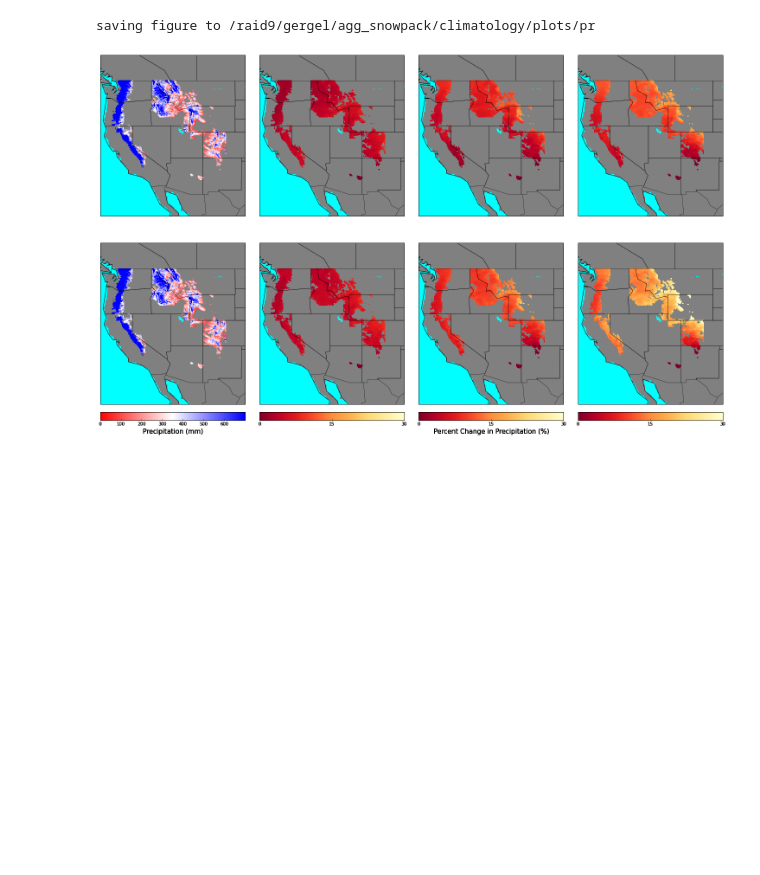
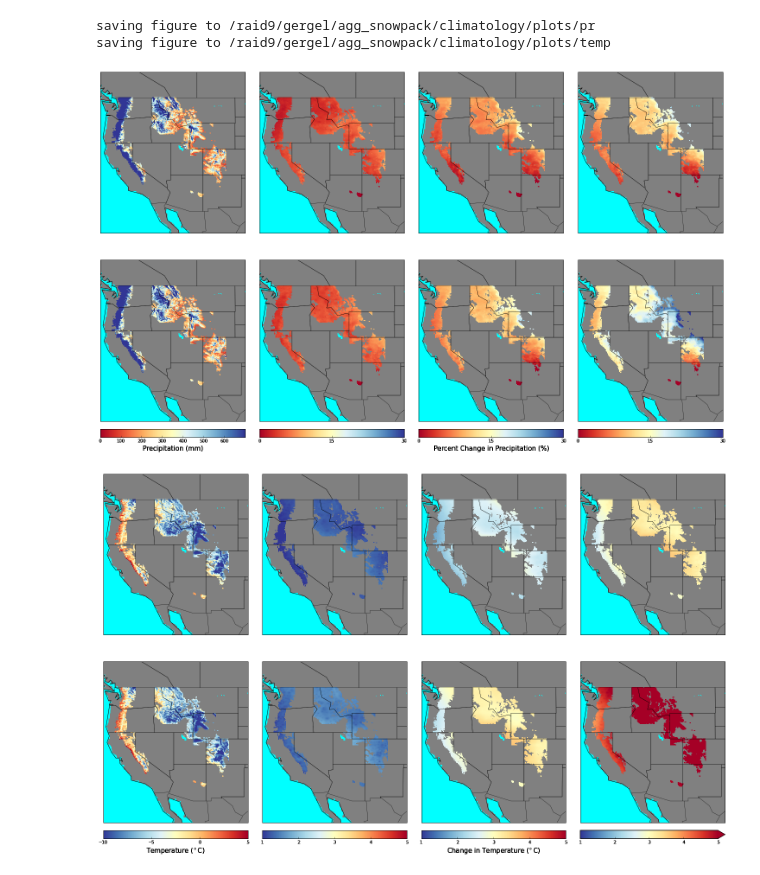
Before and after one commit to XUEYANZHANG9/IS_snowfire, a Jupyter notebook: plot_climatology.ipynb, the cells around one changed output. Drawn from its saved outputs; the diff is of its cells as text; code cells hidden in the pictures; blank space fills up the shorter version.

```diff
--- a/plot_climatology.ipynb
+++ b/plot_climatology.ipynb
@@ -9,8 +9,8 @@ import math
 ## each figure: 1970-1999, 2010-2039, 2040-2069,2070-2099 (2 x 4, with first halfway between rows 1 and 2)
 ## fileformat: pr_ensavg_rcp85_whites_2040-2069.nc
 
-# variables = ["pr","temp"]
-variables = ["pr"]
+variables = ["pr","temp"]
+# variables = ["pr"]
 chunks = ["1970-1999","2010-2039","2040-2069","2070-2099","1970-1999","2010-2039","2040-2069","2070-2099"]
 scenarios = ["historical","rcp45","rcp45","rcp45","historical","rcp85","rcp85","rcp85"]
 basins = ["california","cascades","northernrockies","southernrockies","whites"]
@@ -148,9 +150,9 @@ for variable in variables:
                 lons_mesh,lats_mesh,data_mesh = mesh_gridify(lats_inc.reshape(len(lats_inc),1),lons_inc.reshape(len(lats_inc),1),
                                                              var_series.reshape(len(lats_inc),1))
                 if (variable == "pr"):
-                    cs = m.pcolormesh(lons_mesh,lats_mesh,data_mesh,shading='flat',cmap='bwr_r',latlon=True,zorder=1,vmin=0,vmax=700)
+                    cs = m.pcolormesh(lons_mesh,lats_mesh,data_mesh,shading='flat',cmap='RdYlBu',latlon=True,zorder=1,vmin=0,vmax=700)
                 else:
-                    cs = m.pcolormesh(lons_mesh,lats_mesh,data_mesh,shading='flat',cmap='bwr_r',latlon=True,zorder=1,vmin=-10,vmax=5)
+                    cs = m.pcolormesh(lons_mesh,lats_mesh,data_mesh,shading='flat',cmap='RdYlBu_r',latlon=True,zorder=1,vmin=-10,vmax=5)
             else:
                 ## get data
                 direc = '/raid9/gergel/agg_snowpack/climatology/arrays'
@@ -182,9 +184,9 @@ for variable in variables:
                 else:
                     data_mesh = np.subtract(data_mesh,temp_whites)
                 if (variable == "pr"):
-                    cs = m.pcolormesh(lons_mesh,lats_mesh,data_mesh,shading='flat',cmap='YlOrRd_r',latlon=True,zorder=1,vmin=0,vmax=30)
+                    cs = m.pcolormesh(lons_mesh,lats_mesh,data_mesh,shading='flat',cmap='RdYlBu',latlon=True,zorder=1,vmin=0,vmax=30)
                 else:
-                    cs = m.pcolormesh(lons_mesh,lats_mesh,data_mesh,shading='flat',cmap='YlOrRd',latlon=True,zorder=1,vmin=1,vmax=5)
+                    cs = m.pcolormesh(lons_mesh,lats_mesh,data_mesh,shading='flat',cmap='RdYlBu_r',latlon=True,zorder=1,vmin=1,vmax=5)
             if num >= 4 and num < 7:
                 cbar = m.colorbar(cs, location='bottom',pad="5%")
                 if (scenarios[num] == "historical") and (variable == "pr"):
@@ -196,31 +198,33 @@ for variable in variables:
                 elif(scenarios[num] != "historical") and (variable == "pr"):
                     cbar.set_ticks([-30,-15,0,15,30])
                 else:
                     cbar.set_ticks([1,2,3,4,5])
             elif num == 7 and (variable == "temp"):
                 cbar = m.colorbar(cs, location='bottom',pad="5%",extend='max')
                 if (scenarios[num] == "historical") and (variable == "pr"):
                     cbar.set_ticks([0,100,200,300,400,500,600])
                 if (scenarios[num] == "historical") and (variable == "temp"):
                     cbar.set_ticks([-10,-5,0,5])
                 elif(scenarios[num] != "historical") and (variable == "pr"):
                     cbar.set_ticks([-30,-15,0,15,30])
                 else:
                     cbar.set_ticks([1,2,3,4,5])
             if num == 6 and (variable == "temp"):
                 cbar.set_label('Change in Temperature ($^\circ$C)',size=15)
             elif num == 6 and (variable == "pr"):
                 cbar.set_label('Percent Change in Precipitation (%)',size=15)
             if num == 7 and (variable == "pr"):
                 cbar = m.colorbar(cs, location='bottom',pad="5%")
                 cbar.set_ticks([-30,-15,0,15,30])
     fig.subplots_adjust(left=0,right=1,top=1,bottom=0.1,hspace=0.00000001,wspace=0.1)
     ## save figure
     direc = '/raid9/gergel/agg_snowpack/climatology/plots'
     plotname = '%s' %variable
     savepath = os.path.join(direc,plotname)
     print("saving figure to %s" %savepath)
     plt.savefig(savepath)
 # %% [output]
 saving figure to /raid9/gergel/agg_snowpack/climatology/plots/pr
+saving figure to /raid9/gergel/agg_snowpack/climatology/plots/temp
-[figure, old version]
+[figure, new version]
+[figure, added]
```
Also changed, not shown: parts of 2 cells of this notebook.
